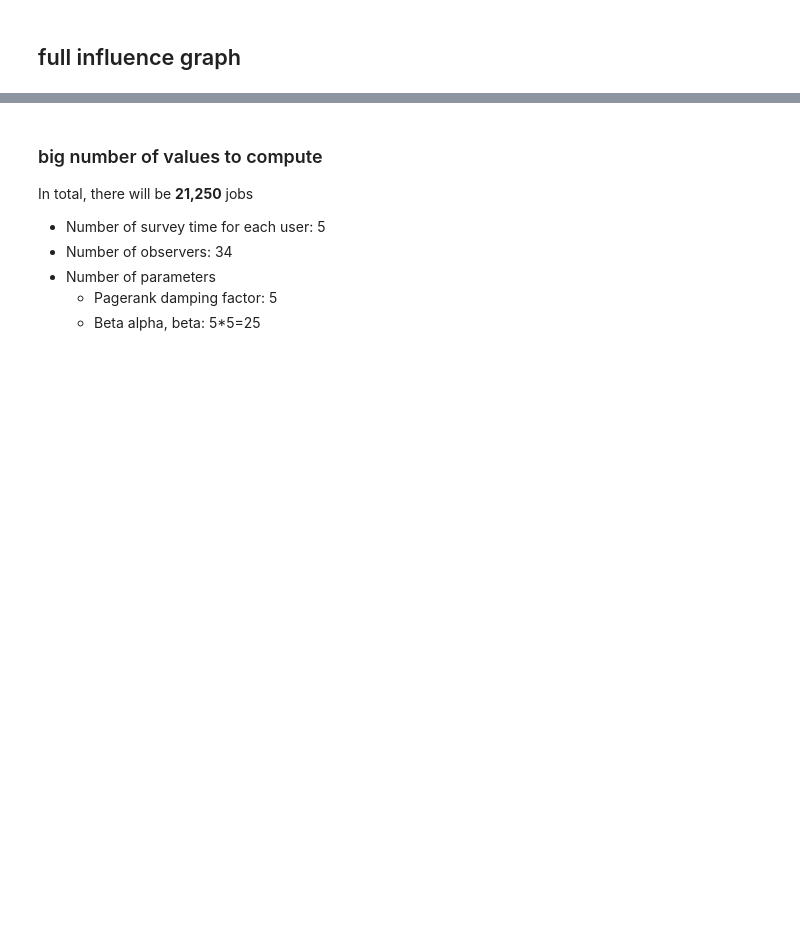
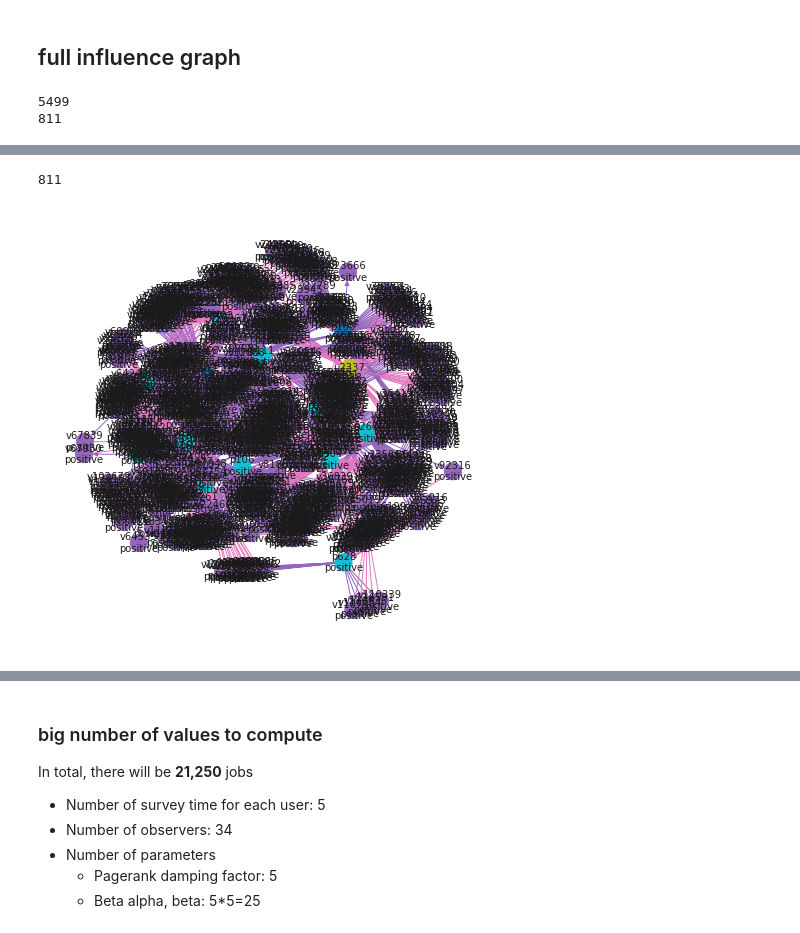
Before and after one commit to ruiliu310/dartpost-research, a Jupyter notebook: influence_graph.ipynb, the cells around one changed output, grey strips where cells are left out. Saved outputs shown, nothing was run; the diff lists cells and outputs as text; code cells hidden in the pictures; blank space fills up the shorter version.

```diff
--- a/influence_graph.ipynb
+++ b/influence_graph.ipynb
@@ -237,41 +226,28 @@ nx.set_edge_attributes(
-# %%
-pos = {}
-for n in pathG.nodes:
-    pos[n] = np.array([len(pos), 0])
-
-fig = plt.figure(figsize=(14, 4))
-ax = fig.subplots()
-
-nx.draw(
-    pathG,
-    pos=pos,
-    ax=ax,
-    with_labels=True,
-    font_size=10,
-    node_color=[pathG.nodes[n]["color"] for n in pathG.nodes],
-    edge_color=[pathG.edges[e]["color"] for e in pathG.edges],
-    labels={n: f"{n}" if n[0]!="u" else f"{n}\n{tree_full[n]['change']}" for n in pathG.nodes},
-    connectionstyle="arc3,rad=2",
-)
 # %% [markdown]
 ## full influence graph
 # %%
 node_name = "u2337"
-topic = "a"
+topic = "h"
+polarity = "positive"
 
-descend_full = [n for n in nx.descendants(G, node_name)
-                if n[0] == "u" or G.nodes[n]["topic"] == topic]
+ancestor_full = [n for n in nx.ancestors(G, node_name)
+                if G.nodes[n]["topic"] == topic and G.nodes[n]["polar"] == polarity]
 
 np.random.seed(4)
 # descend_full = np.random.choice(descend_full, 65, replace=False).tolist()
 
-subG = G.subgraph(descend_full + [node_name]).copy()
+subG = G.subgraph(ancestor_full + [node_name]).copy()
 print(len(subG))
 
-subG = subG.subgraph([n for n in subG if nx.has_path(subG, node_name, n)])
+subG = subG.subgraph([n for n in subG if nx.has_path(subG, n, node_name)])
 print(len(subG))
+# %% [output]
+5499
+811
 # %%
-pos = nx.spring_layout(subG, iterations=6, seed=3)
+# pos = nx.spring_layout(subG, iterations=6, seed=3)
+pos = nx.drawing.nx_agraph.graphviz_layout(subG, prog="dot")
+pos = nx.drawing.nx_agraph.graphviz_layout(subG)
 
 fig = plt.figure(figsize=(8, 8))
 ax = fig.subplots()
@@ -282,7 +258,7 @@ nx.draw(
     with_labels=True,
     node_color=[use_color[color_map[subG.nodes[n]["kind"]]] for n in subG.nodes],
     edge_color=[use_color[color_map[subG.edges[e]["kind"]]] for e in subG.edges],
-    labels={n: f"{n}\n{subG.nodes[n]['senti']}" if subG.nodes[n]['kind'] != "user" else n for n in subG.nodes},
+    labels={n: f"{n}\n{subG.nodes[n]['polar']}" if subG.nodes[n]['kind'] != "user" else n for n in subG.nodes},
     font_size=10,
 )
 
@@ -293,3 +269,4 @@ nx.draw(
 # )
 
 print(len(subG))
+# %% [output]
@@ -296,3 +274,5 @@ print(len(subG))
+811
+[figure, added]
 # %%
 # pos = nx.spring_layout(subG, iterations=100)
 pos = nx.drawing.nx_agraph.graphviz_layout(subG, prog="dot")
```
Also changed, not shown: parts of 27 cells of this notebook.
